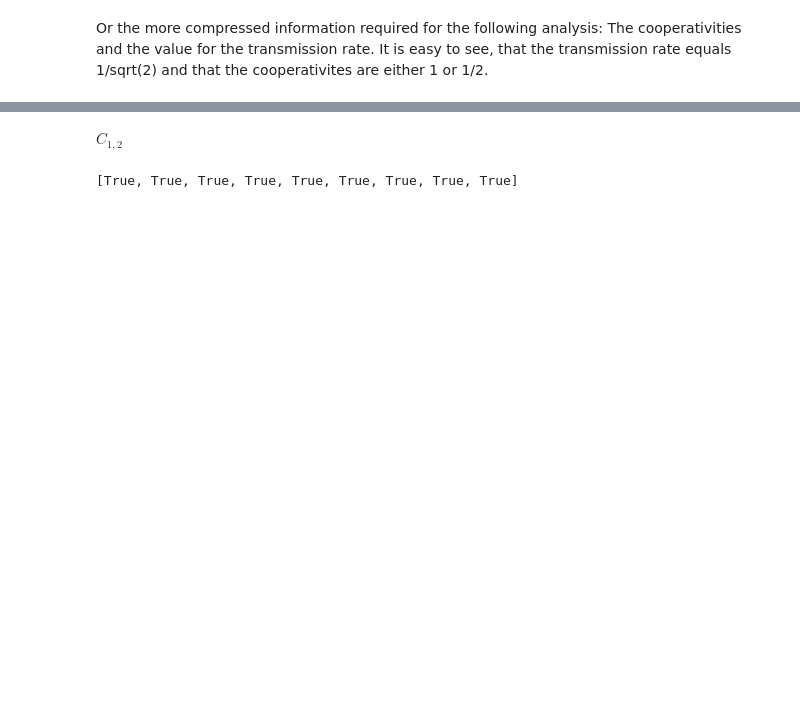
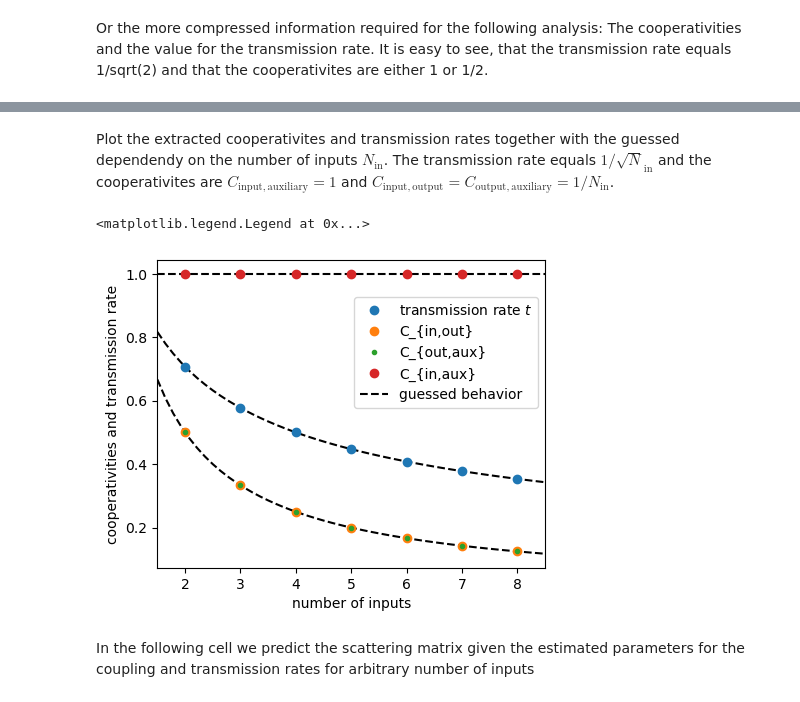
Before and after one commit to jlandgr/AutoScattering, a Jupyter notebook: 4_directional_coupler_generalisation.ipynb, the cells around one changed output, grey strips where cells are left out. Drawn from its saved outputs; the diff is of its cells as text; code cells hidden in the pictures; blank space fills up the shorter version.

Commit message:
finished directional coupler generalisation; changed parameter names according to convention in the paper

```diff
--- a/4_directional_coupler_generalisation.ipynb
+++ b/4_directional_coupler_generalisation.ipynb
@@ -176,8 +203,23 @@ success, infos, _ = optimizer.repeated_optimization(triu_matrix=graph_to_test, *
-# %%
-sp.Symbol('C_%i,%i'%(1,2))
-# %% [output]
-$\displaystyle C_{1,2}$
-# %%
-optimizer.mode_types
-# %% [output]
-[True, True, True, True, True, True, True, True, True]
+# %% [markdown]
+Plot the extracted cooperativites and transmission rates together with the guessed dependendy on the number of inputs $N_\mathrm{in}$. The transmission rate equals $1/\sqrt N_\mathrm{in}$ and the cooperativites are $C_\mathrm{input,auxiliary}=1$ and $C_\mathrm{input,output}=C_\mathrm{output,auxiliary}=1/N_\mathrm{in}$.
+# %%
+fig, ax = plt.subplots(figsize=(5,4))
+ax.plot(num_input_ports_variation, np.abs(list_transmission_rates), ls='None', marker='o', label='transmission rate $t$')
+ax.plot(num_input_ports_variation, list_C_in_out, ls='None', marker='o', label='C_{in,out}')
+ax.plot(num_input_ports_variation, list_C_out_aux, ls='None', marker='o', label='C_{out,aux}', markersize=3)
+ax.plot(num_input_ports_variation, list_C_in_aux, ls='None', marker='o', label='C_{in,aux}')
+
+# plot dependencies for the parameter values
+xs = np.linspace(num_input_ports_variation[0]-.5, num_input_ports_variation[-1]+.5)
+ax.axhline(1., label='guessed behavior', ls='dashed', color='black', zorder=-100)
+ax.plot(xs, 1/np.sqrt(xs), ls='dashed', color='black', zorder=-100)
+ax.plot(xs, 1/xs, ls='dashed', color='black', zorder=-100)
+ax.set_xlabel('number of inputs')
+ax.set_ylabel('cooperativities and transmission rate')
+ax.set_xlim(xs[0], xs[-1])
+ax.legend(bbox_to_anchor=(0,0,1,0.9))
+# %% [output]
+<matplotlib.legend.Legend at 0x...>
+[figure, added]
+# %% [markdown]
+In the following cell we predict the scattering matrix given the estimated parameters for the coupling and transmission rates for arbitrary number of inputs
```
Also changed, not shown: parts of 14 cells of this notebook, 3 other files.
